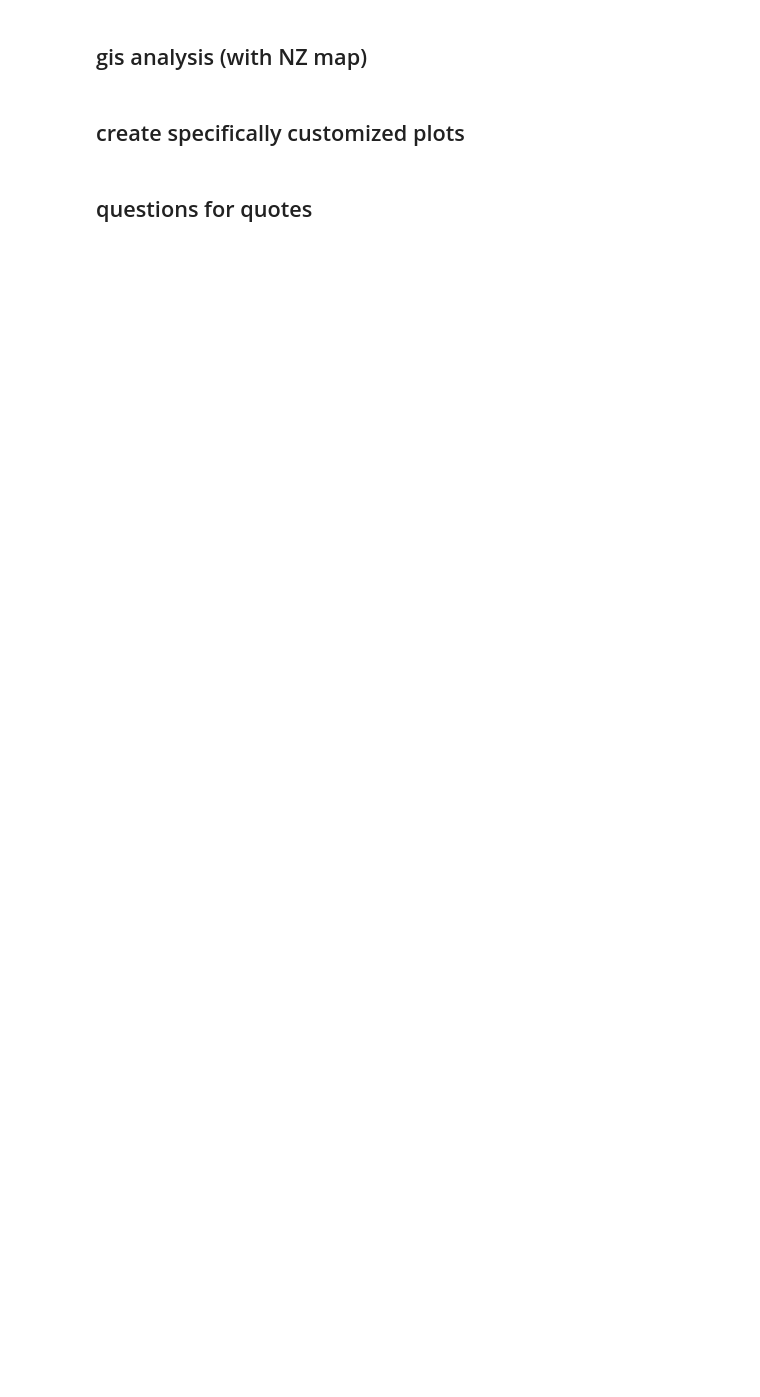
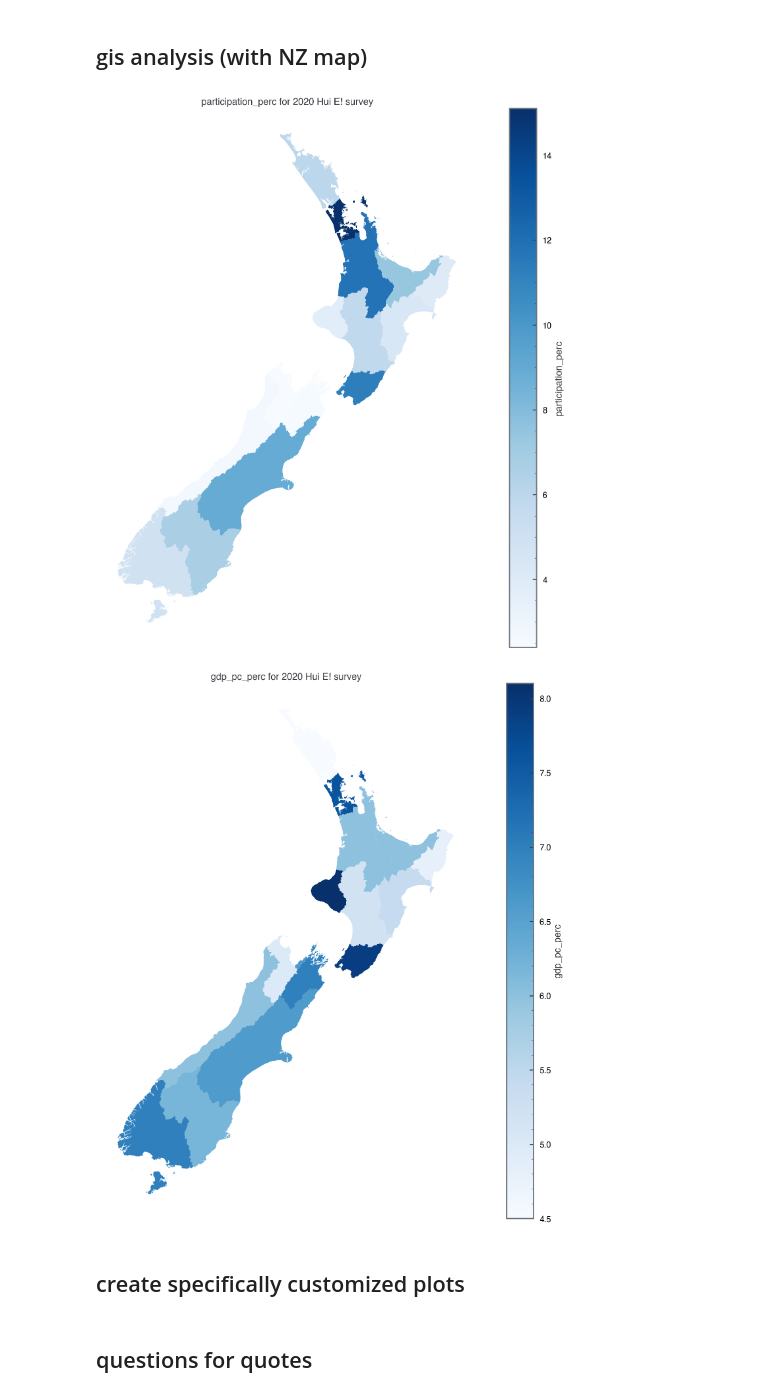
Before and after one commit to matthew-trava/huiehackathon-team2, a Jupyter notebook: gis.ipynb, the cells around one changed output. Saved outputs shown, nothing was run; the diff lists cells and outputs as text; code cells hidden in the pictures; blank space fills up the shorter version.

Commit message:
feat gis: developed 1st version of region counting for 2020 survey

```diff
--- a/gis.ipynb
+++ b/gis.ipynb
@@ -174,36 +170,34 @@ print(df_2020.location.values)
 ## group data for counting regions
 # %%
 # because the shape of the data, it's better to do this manually than using df.groupby()
-#df_2021_grouped = df_2021.groupby('location')['Respondent ID'].size()
-groups = df_2021['location'].values
+reg_arr_2021 = df_2021['location'].values
 
-generic_regions = [
+generic_region_2021 = [
     "All regions of the North Island/Te IkaaMāui",
     "All regions of the South Island/Te Wai Pounamu",
     "All regions of Aotearoa/New Zealand"
 ]
 
-count_reg_dict = {reg.split('/')[0]:0 for reg in REGIONS if reg not in generic_regions}
+count_reg_dict_2021 = {reg.split('/')[0]:0 for reg in REGIONS_2021 if reg not in generic_regions_2021}
 
-redundant_regions = [
+redundant_reg_2021 = [
     "All regions of the South Island",
     "All regions of the North Island",
     "TaranakiWellington",
     "We don't operate in Aotearoa",
     "WaikatoAll regions of Aotearoa"
-]
 
-for i, group in enumerate(groups):
+for i, group in enumerate(reg_arr_2021):
     regions = group.split(',')
     for j, item in enumerate(regions):
         region = item.split('/')[0]
         if region == "All regions of Aotearoa":
             pass
-            #count_reg_dict.update({f'{key}': val+1 for (key,val) in count_reg_dict.items()})
+            #count_reg_dict_2021.update({f'{key}': val+1 for (key,val) in count_reg_dict_2021.items()})
         elif region in redundant_regions:
             pass
         else:
-            count_reg_dict[region] += 1
+            count_reg_dict_2021[region] += 1
 
 def remove_emptychar(df_in, col_name='region'):
     df_out = df_in.copy()
@@ -214,9 +208,9 @@ def remove_emptychar(df_in, col_name='region'):
     return df_out
 
 # turn dictionary into
-df_regcount = pd.DataFrame(count_reg_dict.items(), columns=['region', 'participation_count'])
-df_regcount = remove_emptychar(df_regcount, col_name='region')
+df_regcount_2021 = pd.DataFrame(count_reg_dict_2021.items(), columns=['region', 'participation_count'])
+df_regcount_2021 = remove_emptychar(df_regcount_2021, col_name='region')
 # add partcipation percentage
-df_regcount['participation_perc'] = np.round((df_regcount.participation_count/df_regcount.participation_count.sum())*100, 1)
+df_regcount_2021['participation_perc'] = np.round((df_regcount_2021.participation_count/df_regcount_2021.participation_count.sum())*100, 1)
 
-df_regcount
+df_regcount_2021
@@ -235,7 +373,7 @@ def extract_gdp(fp="data/processed/gdp-per-capita_2020_regional.csv"):
     '''
 
     df_list = []
-    for i, region in enumerate(df_regcount['region']):
+    for i, region in enumerate(df_regcount_2021['region']):
 
         # define filename
         reg_fn = region.lower()
@@ -321,34 +477,37 @@ def draw_map(gdf, col_count=None):
             column=col_count,
             legend=True,
             cmap="Blues",
             legend_kwds={'label': col_count}
                 )
         plt.title(f"{col_count} for 2020 Hui E! survey")
         plt.subplots_adjust(right=0.75)
 
     plt.axis("off")
     plt.show()
 
 
 
 # call function to extract geodataframe of NZ's regional councils
 csv_filepath = "data/gis/regional-council-2022-clipped-generalised.shx"
 shp_filepath = "data/gis/regional_council_2022_clipped_csv.csv"
 gdf_map = extract_geodataframe(csv_filepath, shp_filepath)
 
 # merge geodataframe and counting df
-df_metrics = df_regcount.merge(df_gdp, left_on='region', right_on='region')
+df_metrics = df_regcount_2021.merge(df_gdp, left_on='region', right_on='region')
 
 gdf_new = gdf_map.merge(df_metrics, left_on='region', right_on='region')
 gdf_new = gpd.GeoDataFrame(gdf_new)
 
 #df_metrics
 
 # call map drawing function
 #draw_map(gdf_new, col_count='participation_count')
 draw_map(gdf_new, col_count='participation_perc')
 #draw_map(gdf_new, col_count='gdp_pc')
 draw_map(gdf_new, col_count='gdp_pc_perc')
+# %% [output]
+[figure, added]
+[figure, added]
 # %% [markdown]
 ## create specifically customized plots
 # %%
```
Also changed, not shown: parts of 8 cells of this notebook.
